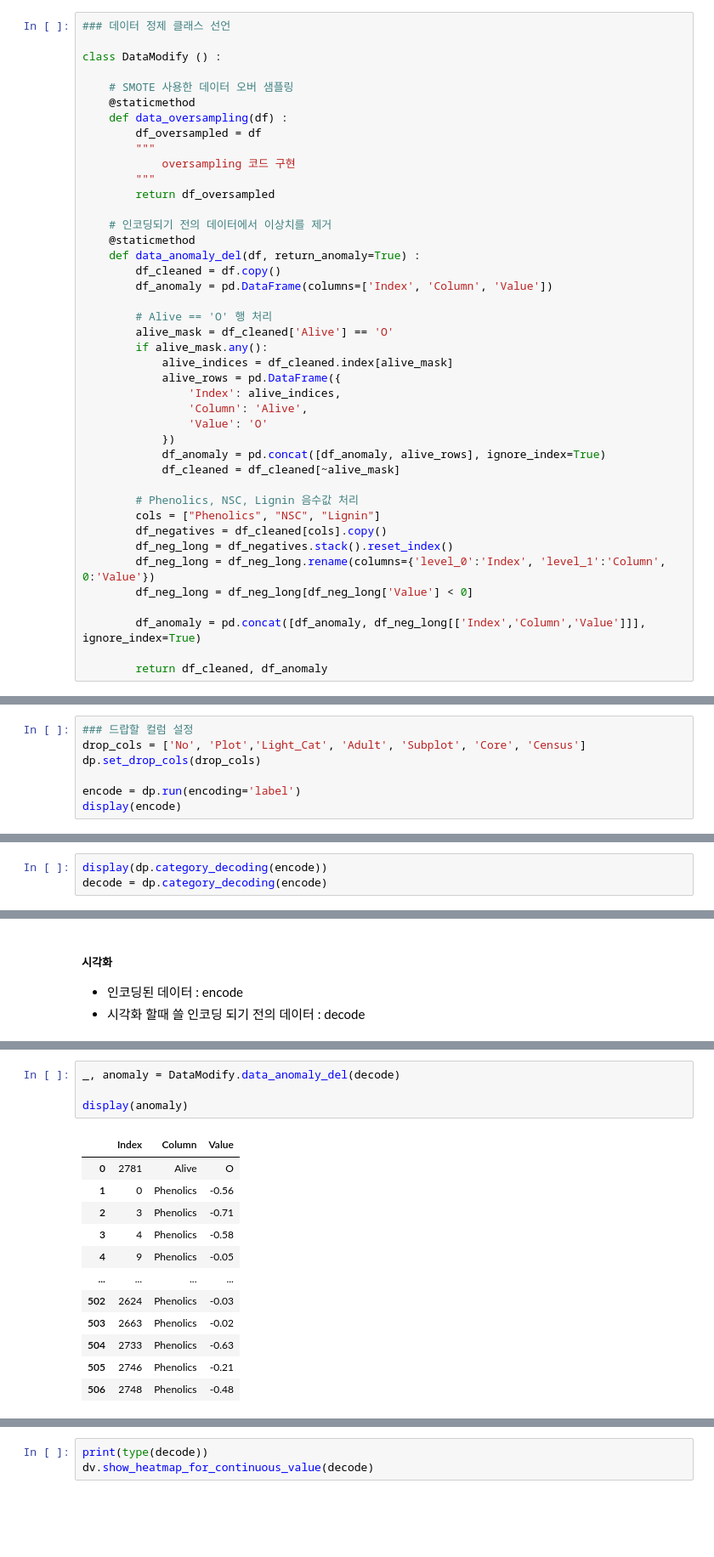
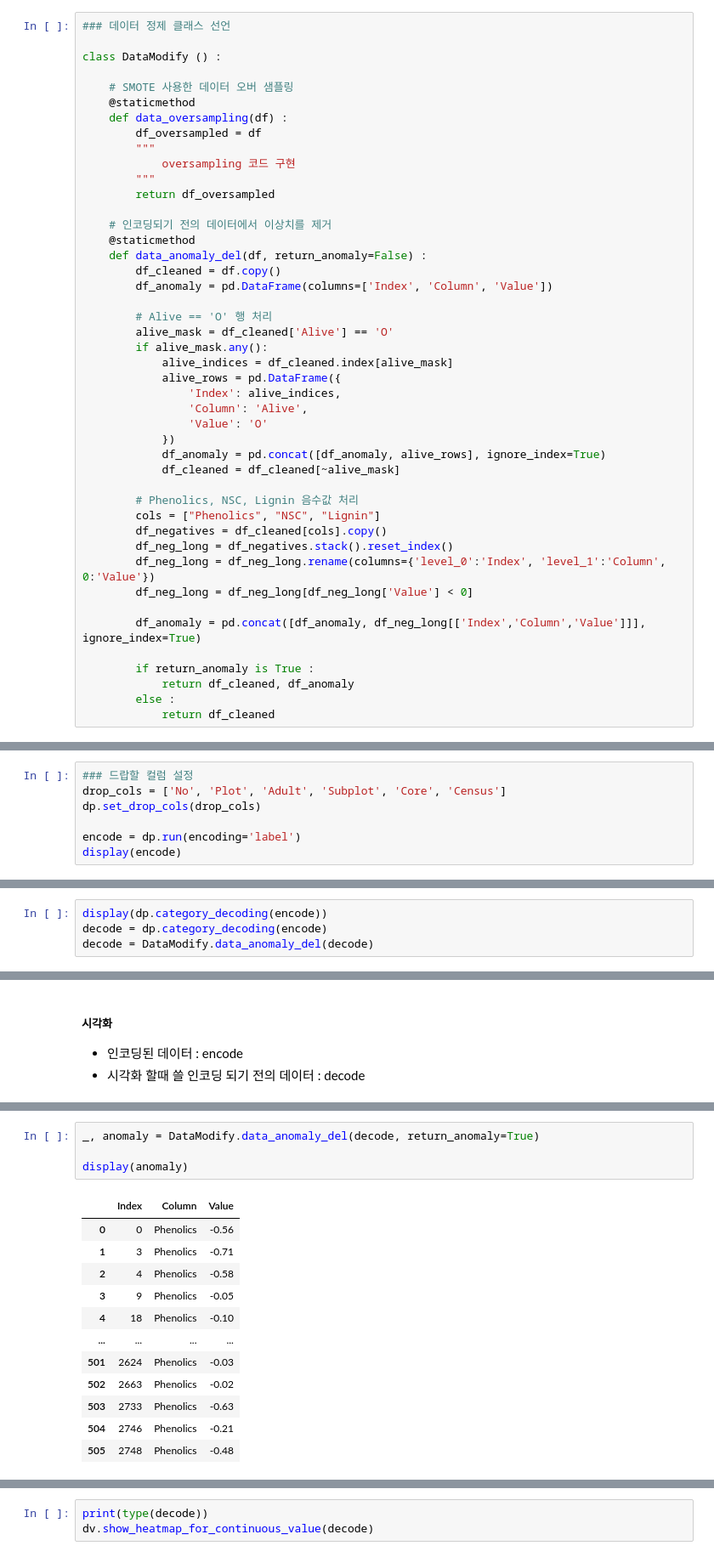
Before and after one commit to SKNetworks-AI19-250818/SKN19-mini-3Team, a Jupyter notebook: run.ipynb, the cells around one changed output, grey strips where cells are left out. Shown at 85% size. Drawn from its saved outputs; the diff is of its cells as text; blank space fills up the shorter version.

```diff
--- a/run.ipynb
+++ b/run.ipynb
@@ -92,7 +92,7 @@ class DataModify () :
 
     # 인코딩되기 전의 데이터에서 이상치를 제거
     @staticmethod
-    def data_anomaly_del(df, return_anomaly=True) :
+    def data_anomaly_del(df, return_anomaly=False) :
         df_cleaned = df.copy()
         df_anomaly = pd.DataFrame(columns=['Index', 'Column', 'Value'])
 
@@ -117,7 +117,10 @@ class DataModify () :
 
         df_anomaly = pd.concat([df_anomaly, df_neg_long[['Index','Column','Value']]], ignore_index=True)
 
-        return df_cleaned, df_anomaly
+        if return_anomaly is True :
+            return df_cleaned, df_anomaly
+        else :
+            return df_cleaned
 # %%
 ### 데이터 전처리 클래스 선언
 
@@ -446,7 +509,7 @@ print(df[df['Event'].isna()])
 [1 rows x 24 columns]
 # %%
 ### 드랍할 컬럼 설정
-drop_cols = ['No', 'Plot','Light_Cat', 'Adult', 'Subplot', 'Core', 'Census']
+drop_cols = ['No', 'Plot', 'Adult', 'Subplot', 'Core', 'Census']
 dp.set_drop_cols(drop_cols)
 
 encode = dp.run(encoding='label')
@@ -468,4 +531,5 @@ display(encode)
 # %%
 display(dp.category_decoding(encode))
 decode = dp.category_decoding(encode)
+decode = DataModify.data_anomaly_del(decode)
 # %% [output]
@@ -491,19 +555,19 @@ dv.show_boxplot_for_continuous_value(decode)
 # %% [output]
 [figure]
 # %%
-_, anomaly = DataModify.data_anomaly_del(decode)
+_, anomaly = DataModify.data_anomaly_del(decode, return_anomaly=True)
 
 display(anomaly)
 # %% [output]
 |  | Index | Column | Value |
-| 0 | 2781 | Alive | O |
-| 1 | 0 | Phenolics | -0.56 |
-| 2 | 3 | Phenolics | -0.71 |
-| 3 | 4 | Phenolics | -0.58 |
-| 4 | 9 | Phenolics | -0.05 |
+| 0 | 0 | Phenolics | -0.56 |
+| 1 | 3 | Phenolics | -0.71 |
+| 2 | 4 | Phenolics | -0.58 |
+| 3 | 9 | Phenolics | -0.05 |
+| 4 | 18 | Phenolics | -0.10 |
 | ... | ... | ... | ... |
-| 502 | 2624 | Phenolics | -0.03 |
-| 503 | 2663 | Phenolics | -0.02 |
-| 504 | 2733 | Phenolics | -0.63 |
-| 505 | 2746 | Phenolics | -0.21 |
-| 506 | 2748 | Phenolics | -0.48 |
+| 501 | 2624 | Phenolics | -0.03 |
+| 502 | 2663 | Phenolics | -0.02 |
+| 503 | 2733 | Phenolics | -0.63 |
+| 504 | 2746 | Phenolics | -0.21 |
+| 505 | 2748 | Phenolics | -0.48 |
```
Also changed, not shown: parts of 7 cells of this notebook.
